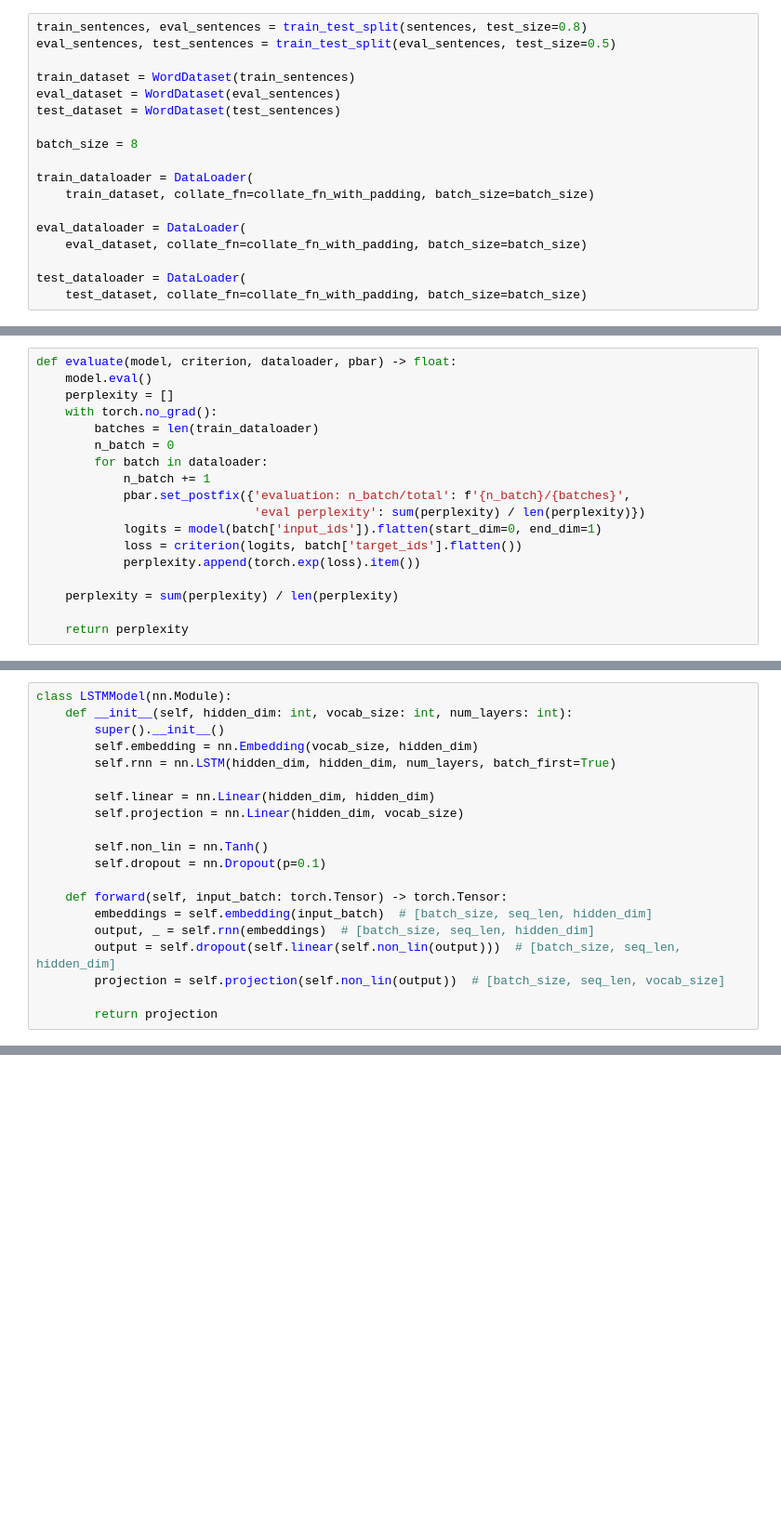
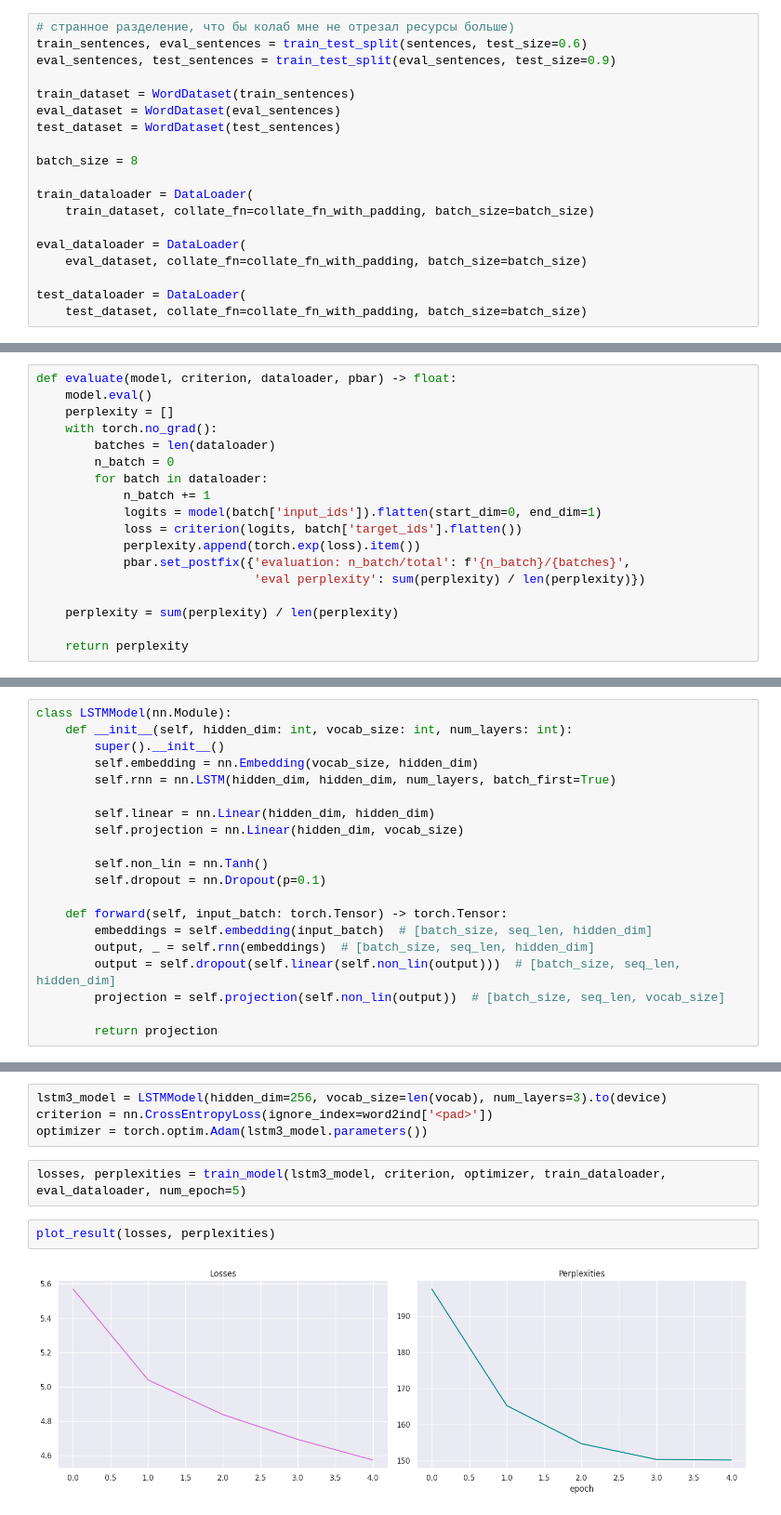
Before and after one commit to severinov-yuriy/dls_hw, a Jupyter notebook: hw_language_modelling.ipynb, the cells around one changed output, grey strips where cells are left out. Shown at 93% size. Cells and saved outputs as stored; diff of their text form; blank space fills up the shorter version.

```diff
--- a/hw_language_modelling.ipynb
+++ b/hw_language_modelling.ipynb
@@ -177,8 +177,9 @@ def collate_fn_with_padding(
 
     return new_batch
 # %%
-train_sentences, eval_sentences = train_test_split(sentences, test_size=0.8)
-eval_sentences, test_sentences = train_test_split(eval_sentences, test_size=0.5)
+# странное разделение, что бы колаб мне не отрезал ресурсы больше)
+train_sentences, eval_sentences = train_test_split(sentences, test_size=0.6)
+eval_sentences, test_sentences = train_test_split(eval_sentences, test_size=0.9)
 
 train_dataset = WordDataset(train_sentences)
 eval_dataset = WordDataset(eval_sentences)
@@ -221,15 +226,15 @@ def evaluate(model, criterion, dataloader, pbar) -> float:
     model.eval()
     perplexity = []
     with torch.no_grad():
-        batches = len(train_dataloader)
+        batches = len(dataloader)
         n_batch = 0
         for batch in dataloader:
             n_batch += 1
-            pbar.set_postfix({'evaluation: n_batch/total': f'{n_batch}/{batches}',
-                              'eval perplexity': sum(perplexity) / len(perplexity)})
             logits = model(batch['input_ids']).flatten(start_dim=0, end_dim=1)
             loss = criterion(logits, batch['target_ids'].flatten())
             perplexity.append(torch.exp(loss).item())
+            pbar.set_postfix({'evaluation: n_batch/total': f'{n_batch}/{batches}',
+                              'eval perplexity': sum(perplexity) / len(perplexity)})
 
     perplexity = sum(perplexity) / len(perplexity)
 
@@ -361,0 +371,10 @@ plot_result(losses, perplexities)
+# %%
+lstm3_model = LSTMModel(hidden_dim=256, vocab_size=len(vocab), num_layers=3).to(device)
+criterion = nn.CrossEntropyLoss(ignore_index=word2ind['<pad>'])
+optimizer = torch.optim.Adam(lstm3_model.parameters())
+# %%
+losses, perplexities = train_model(lstm3_model, criterion, optimizer, train_dataloader, eval_dataloader, num_epoch=5)
+# %%
+plot_result(losses, perplexities)
+# %% [output]
+[figure, added]
```
Also changed, not shown: parts of 24 cells of this notebook.
